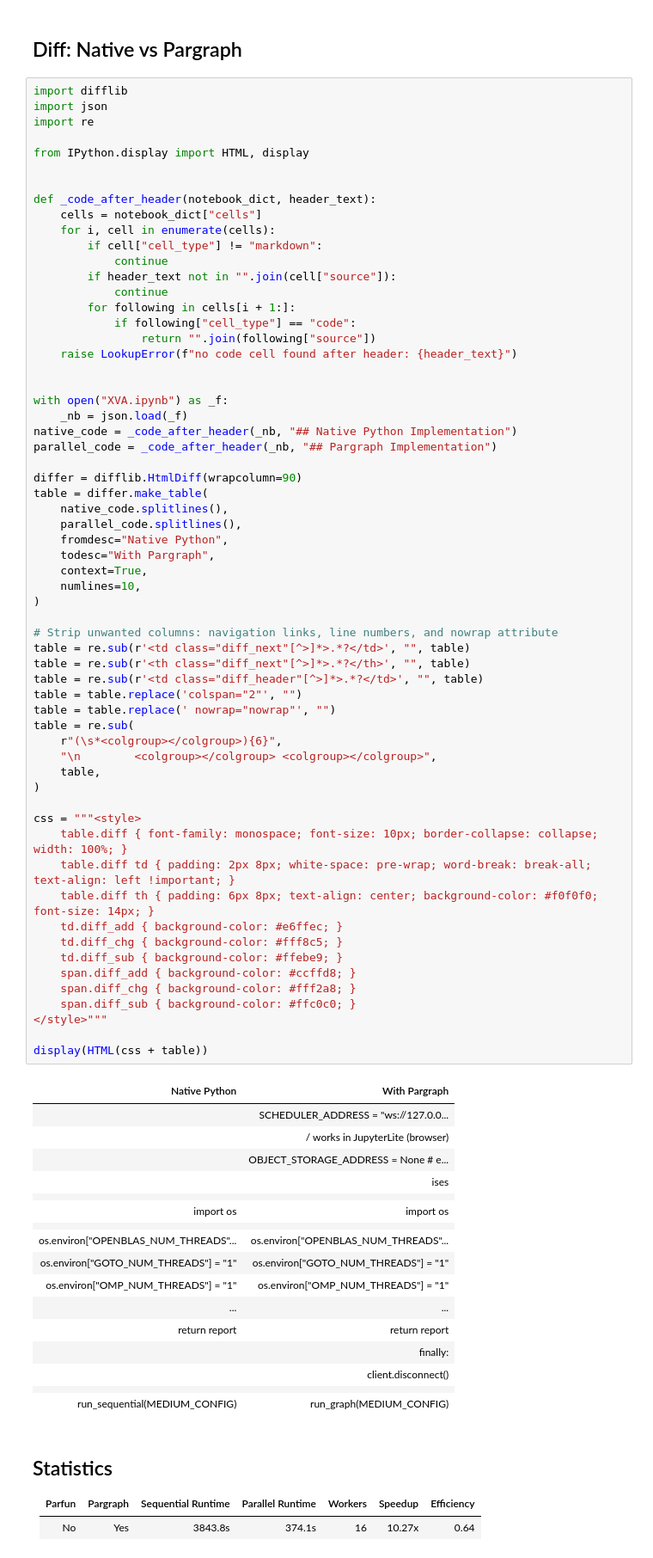
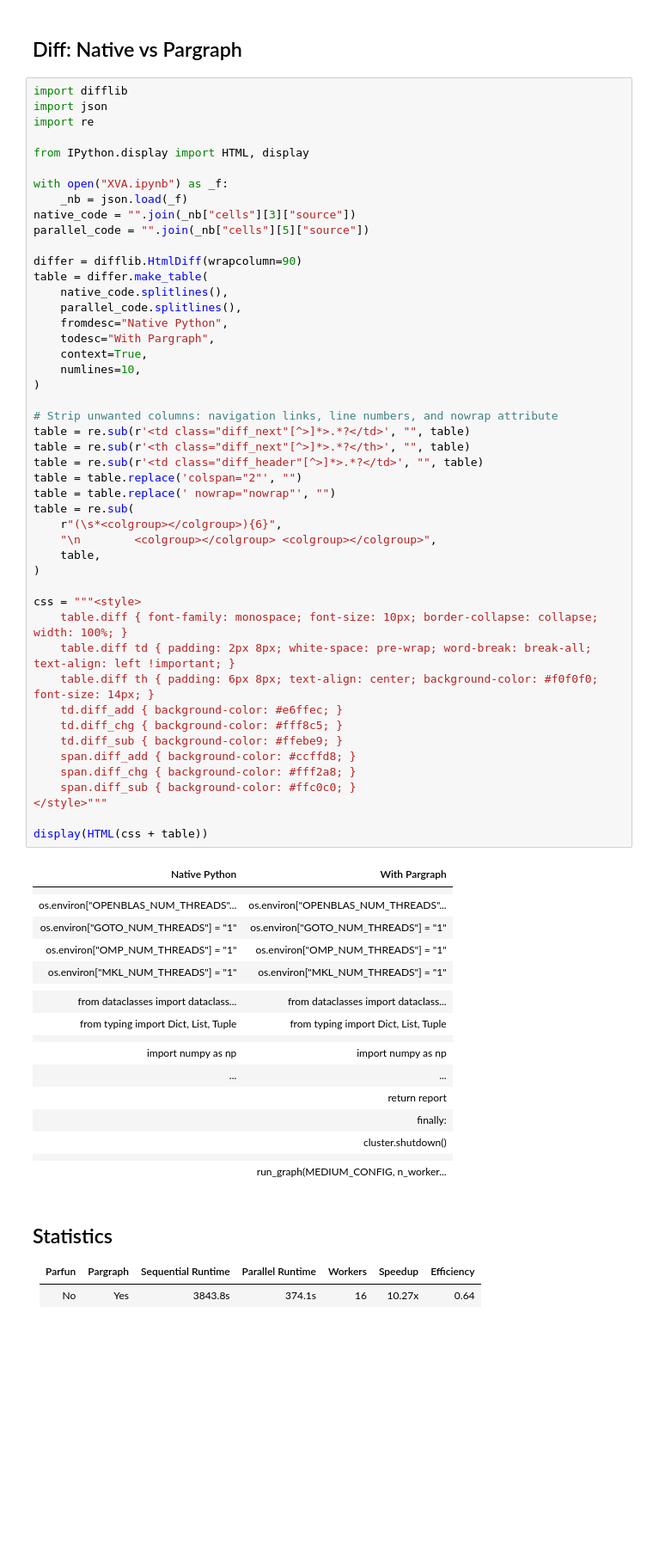
Before and after one commit to finos/opengris-scaler, a Jupyter notebook: examples/notebooks/XVA.ipynb, the cells around one changed output. Shown at 86% size. Cells and saved outputs as stored; diff of their text form; blank space fills up the shorter version.

```diff
--- a/examples/notebooks/XVA.ipynb
+++ b/examples/notebooks/XVA.ipynb
@@ -1692,24 +1693,10 @@ import re
 
 from IPython.display import HTML, display
 
-
-def _code_after_header(notebook_dict, header_text):
-    cells = notebook_dict["cells"]
-    for i, cell in enumerate(cells):
-        if cell["cell_type"] != "markdown":
-            continue
-        if header_text not in "".join(cell["source"]):
-            continue
-        for following in cells[i + 1:]:
-            if following["cell_type"] == "code":
-                return "".join(following["source"])
-    raise LookupError(f"no code cell found after header: {header_text}")
-
-
 with open("XVA.ipynb") as _f:
     _nb = json.load(_f)
-native_code = _code_after_header(_nb, "## Native Python Implementation")
-parallel_code = _code_after_header(_nb, "## Pargraph Implementation")
+native_code = "".join(_nb["cells"][3]["source"])
+parallel_code = "".join(_nb["cells"][5]["source"])
 
 differ = difflib.HtmlDiff(wrapcolumn=90)
 table = differ.make_table(
@@ -1721,49 +1708,49 @@ table = differ.make_table(
     numlines=10,
 )
 
 # Strip unwanted columns: navigation links, line numbers, and nowrap attribute
 table = re.sub(r'<td class="diff_next"[^>]*>.*?</td>', "", table)
 table = re.sub(r'<th class="diff_next"[^>]*>.*?</th>', "", table)
 table = re.sub(r'<td class="diff_header"[^>]*>.*?</td>', "", table)
 table = table.replace('colspan="2"', "")
 table = table.replace(' nowrap="nowrap"', "")
 table = re.sub(
     r"(\s*<colgroup></colgroup>){6}",
     "\n        <colgroup></colgroup> <colgroup></colgroup>",
     table,
 )
 
 css = """<style>
     table.diff { font-family: monospace; font-size: 10px; border-collapse: collapse; width: 100%; }
     table.diff td { padding: 2px 8px; white-space: pre-wrap; word-break: break-all; text-align: left !important; }
     table.diff th { padding: 6px 8px; text-align: center; background-color: #f0f0f0; font-size: 14px; }
     td.diff_add { background-color: #e6ffec; }
     td.diff_chg { background-color: #fff8c5; }
     td.diff_sub { background-color: #ffebe9; }
     span.diff_add { background-color: #ccffd8; }
     span.diff_chg { background-color: #fff2a8; }
     span.diff_sub { background-color: #ffc0c0; }
 </style>"""
 
 display(HTML(css + table))
 # %% [output]
 | Native Python | With Pargraph |
-|  | SCHEDULER_ADDRESS = "ws://127.0.0... |
-|  | / works in JupyterLite (browser) |
-|  | OBJECT_STORAGE_ADDRESS = None # e... |
-|  | ises |
-|  |  |
-| import os | import os |
 |  |  |
 | os.environ["OPENBLAS_NUM_THREADS"... | os.environ["OPENBLAS_NUM_THREADS"... |
 | os.environ["GOTO_NUM_THREADS"] = "1" | os.environ["GOTO_NUM_THREADS"] = "1" |
 | os.environ["OMP_NUM_THREADS"] = "1" | os.environ["OMP_NUM_THREADS"] = "1" |
+| os.environ["MKL_NUM_THREADS"] = "1" | os.environ["MKL_NUM_THREADS"] = "1" |
+|  |  |
+| from dataclasses import dataclass... | from dataclasses import dataclass... |
+| from typing import Dict, List, Tuple | from typing import Dict, List, Tuple |
+|  |  |
+| import numpy as np | import numpy as np |
 | ... | ... |
-| return report | return report |
+|  | return report |
 |  | finally: |
-|  | client.disconnect() |
+|  | cluster.shutdown() |
 |  |  |
-| run_sequential(MEDIUM_CONFIG) | run_graph(MEDIUM_CONFIG) |
+|  | run_graph(MEDIUM_CONFIG, n_worker... |
 # %% [markdown]
 ## Statistics
 
```
Also changed, not shown: parts of 1 cell of this notebook, 4 other files.
